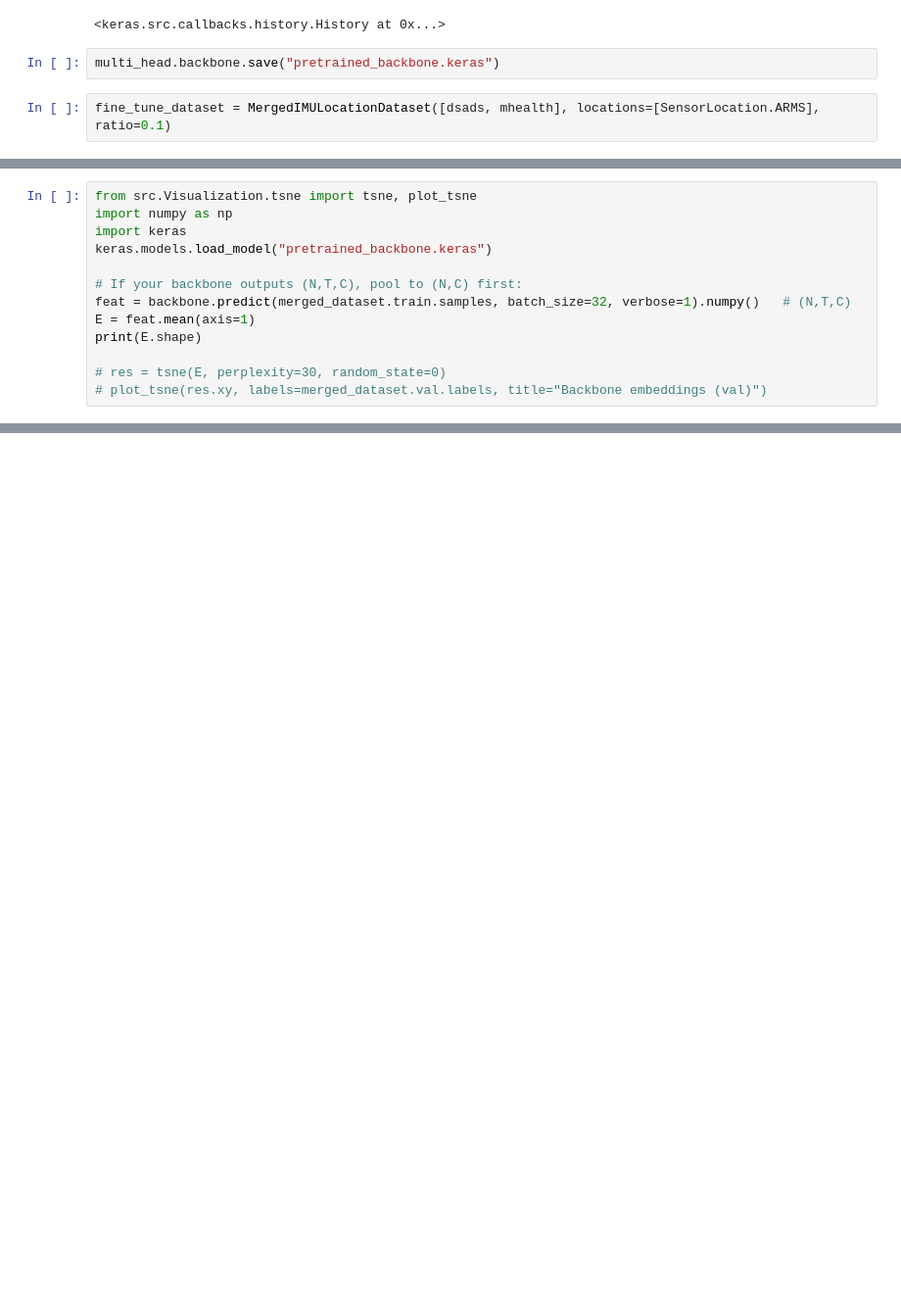
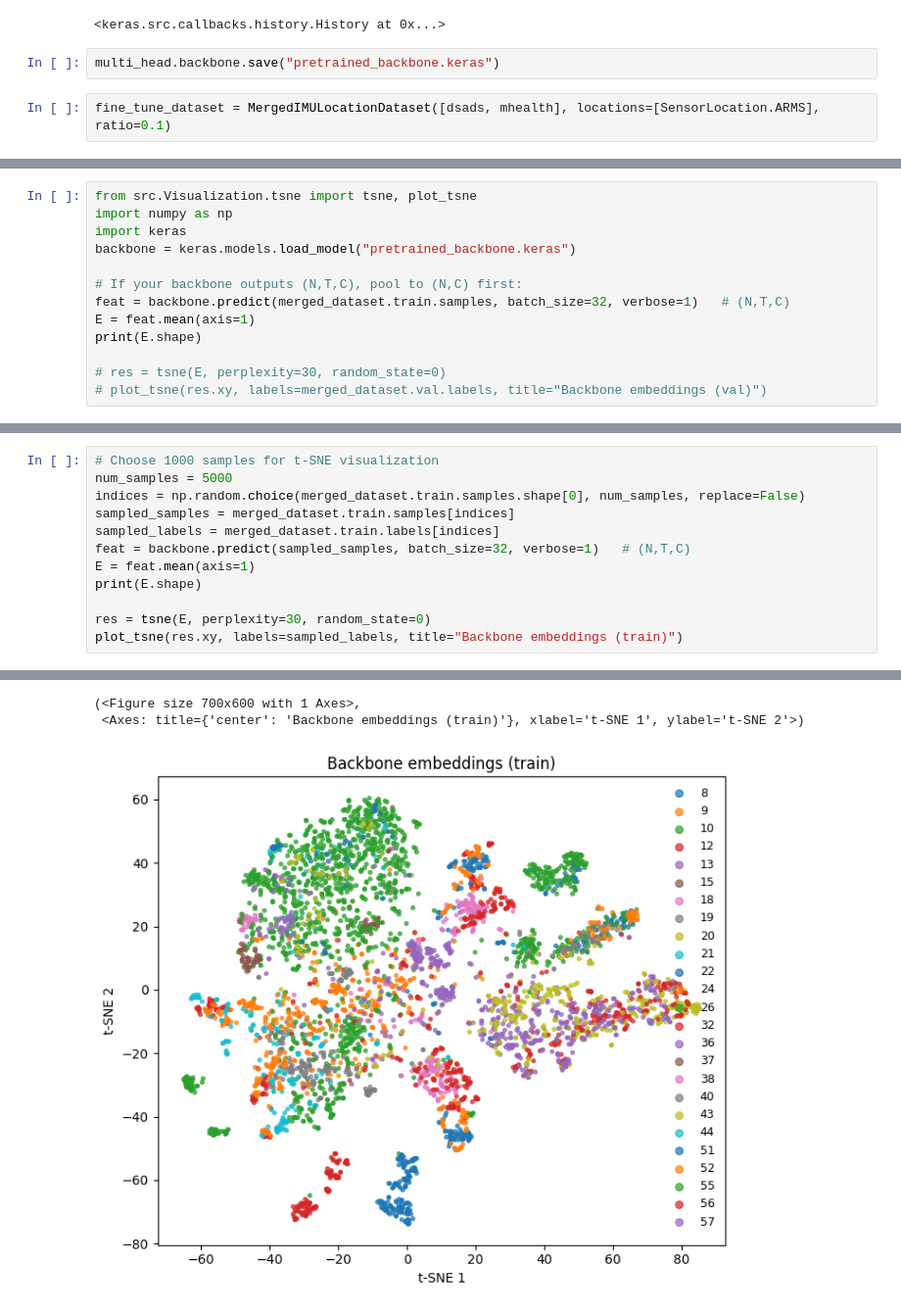
Before and after one commit to tk-king/TinyHARFoundation, a Jupyter notebook: notebooks/pretrain.ipynb, the cells around one changed output, grey strips where cells are left out. Shown at 98% size. Drawn from its saved outputs; the diff is of its cells as text; blank space fills up the shorter version.

```diff
--- a/notebooks/pretrain.ipynb
+++ b/notebooks/pretrain.ipynb
@@ -163,10 +179,10 @@ Epoch 20/20
 from src.Visualization.tsne import tsne, plot_tsne
 import numpy as np
 import keras
-keras.models.load_model("pretrained_backbone.keras")
+backbone = keras.models.load_model("pretrained_backbone.keras")
 
 # If your backbone outputs (N,T,C), pool to (N,C) first:
-feat = backbone.predict(merged_dataset.train.samples, batch_size=32, verbose=1).numpy()   # (N,T,C)
+feat = backbone.predict(merged_dataset.train.samples, batch_size=32, verbose=1)   # (N,T,C)
 E = feat.mean(axis=1)
 print(E.shape)
 
@@ -176,0 +195,13 @@ ModuleNotFoundError: No module named 'src'
+# %%
+# Choose 1000 samples for t-SNE visualization
+num_samples = 5000
+indices = np.random.choice(merged_dataset.train.samples.shape[0], num_samples, replace=False)
+sampled_samples = merged_dataset.train.samples[indices]
+sampled_labels = merged_dataset.train.labels[indices]
+feat = backbone.predict(sampled_samples, batch_size=32, verbose=1)   # (N,T,C)
+E = feat.mean(axis=1)
+print(E.shape)
+
+res = tsne(E, perplexity=30, random_state=0)
+plot_tsne(res.xy, labels=sampled_labels, title="Backbone embeddings (train)")
+# %% [output]
@@ -176,0 +222,3 @@ ModuleNotFoundError: No module named 'src'
+(<Figure size 700x600 with 1 Axes>,
+ <Axes: title={'center': 'Backbone embeddings (train)'}, xlabel='t-SNE 1', ylabel='t-SNE 2'>)
+[figure, added]
```
Also changed, not shown: parts of 7 cells of this notebook, 3 other files.
